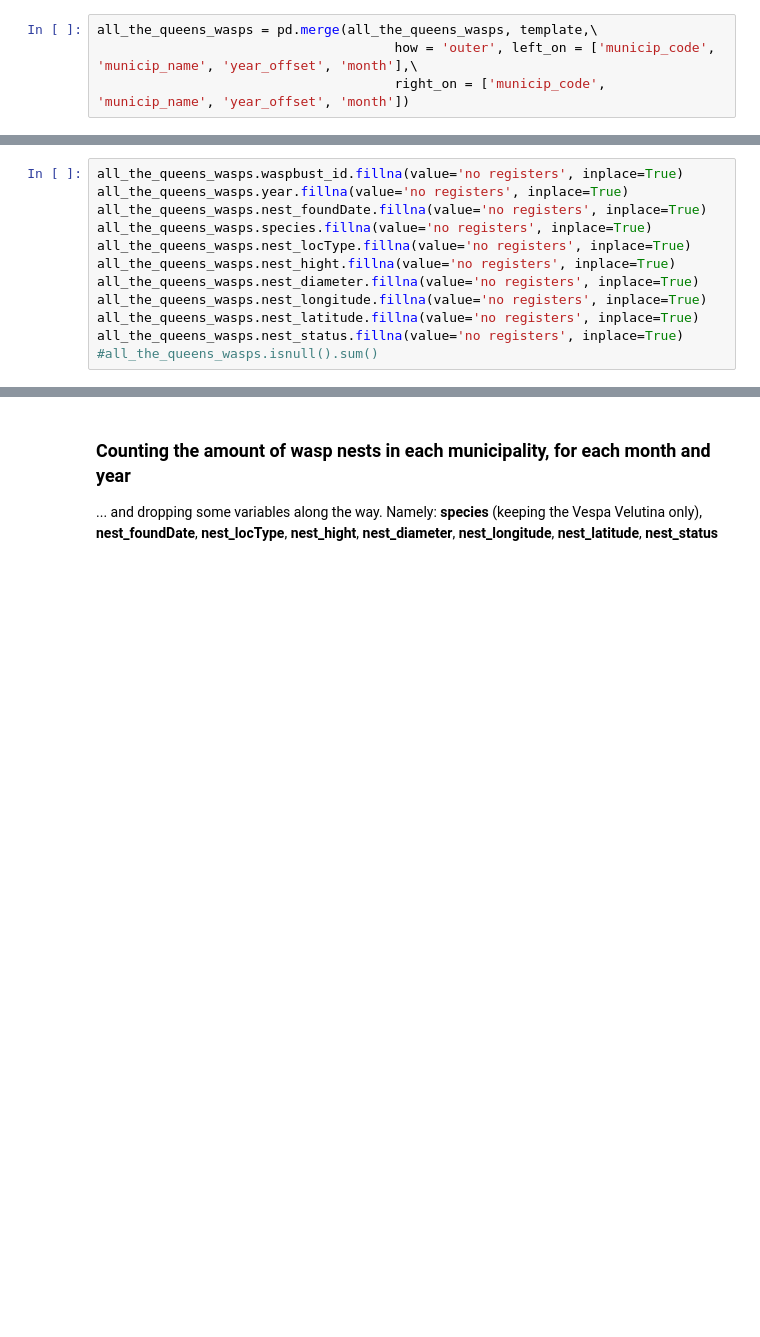
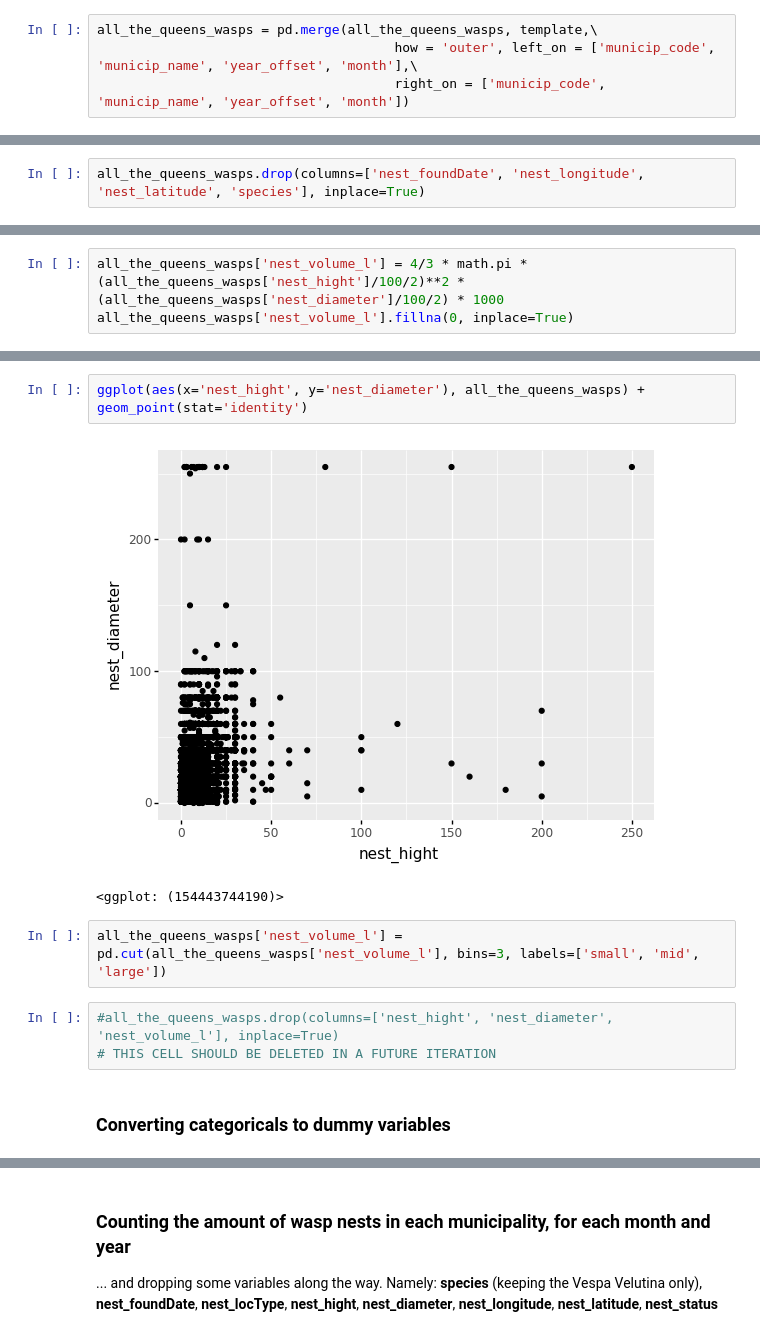
Before and after one commit to IEwaspbusters/KopuruVespaCompetitionIE, a Jupyter notebook: Competition_subs/2021-05-26_submit/Feeder_months/workerbee03_NESTS.ipynb, the cells around one changed output, grey strips where cells are left out. Saved outputs shown, nothing was run; the diff lists cells and outputs as text; blank space fills up the shorter version.

```diff
--- a/Competition_subs/2021-05-26_submit/Feeder_months/workerbee03_NESTS.ipynb
+++ b/Competition_subs/2021-05-26_submit/Feeder_months/workerbee03_NESTS.ipynb
@@ -135,12 +181,0 @@ all_the_queens_wasps.isnull().sum()
-# %%
-all_the_queens_wasps.waspbust_id.fillna(value='no registers', inplace=True)
-all_the_queens_wasps.year.fillna(value='no registers', inplace=True)
-all_the_queens_wasps.nest_foundDate.fillna(value='no registers', inplace=True)
-all_the_queens_wasps.species.fillna(value='no registers', inplace=True)
-all_the_queens_wasps.nest_locType.fillna(value='no registers', inplace=True)
-all_the_queens_wasps.nest_hight.fillna(value='no registers', inplace=True)
-all_the_queens_wasps.nest_diameter.fillna(value='no registers', inplace=True)
-all_the_queens_wasps.nest_longitude.fillna(value='no registers', inplace=True)
-all_the_queens_wasps.nest_latitude.fillna(value='no registers', inplace=True)
-all_the_queens_wasps.nest_status.fillna(value='no registers', inplace=True)
-#all_the_queens_wasps.isnull().sum()
@@ -148,0 +190,2 @@ all_the_queens_wasps.shape
+# %%
+all_the_queens_wasps.drop(columns=['nest_foundDate', 'nest_longitude', 'nest_latitude', 'species'], inplace=True)
@@ -148,0 +199,3 @@ all_the_queens_wasps.shape
+# %%
+all_the_queens_wasps['nest_volume_l'] = 4/3 * math.pi * (all_the_queens_wasps['nest_hight']/100/2)**2 * (all_the_queens_wasps['nest_diameter']/100/2) * 1000
+all_the_queens_wasps['nest_volume_l'].fillna(0, inplace=True)
@@ -148,0 +214,12 @@ all_the_queens_wasps.shape
+# %%
+ggplot(aes(x='nest_hight', y='nest_diameter'), all_the_queens_wasps) + geom_point(stat='identity')
+# %% [output]
+[figure, added]
+<ggplot: (154443744190)>
+# %%
+all_the_queens_wasps['nest_volume_l'] = pd.cut(all_the_queens_wasps['nest_volume_l'], bins=3, labels=['small', 'mid', 'large'])
+# %%
+#all_the_queens_wasps.drop(columns=['nest_hight', 'nest_diameter', 'nest_volume_l'], inplace=True)
+# THIS CELL SHOULD BE DELETED IN A FUTURE ITERATION
+# %% [markdown]
+### Converting categoricals to dummy variables
```
Also changed, not shown: parts of 64 cells of this notebook, 2 other files.
